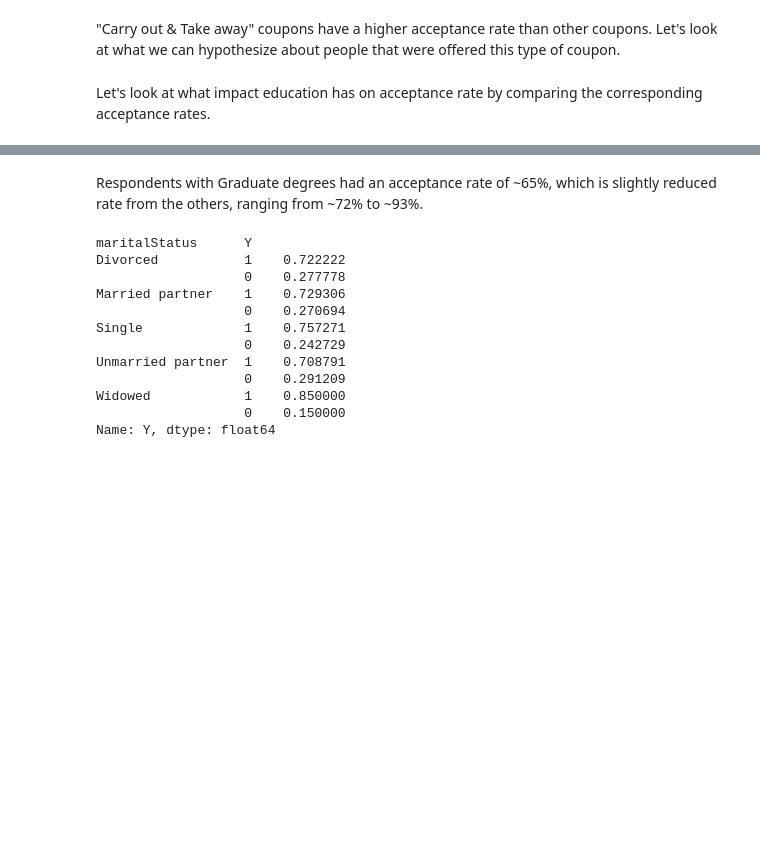
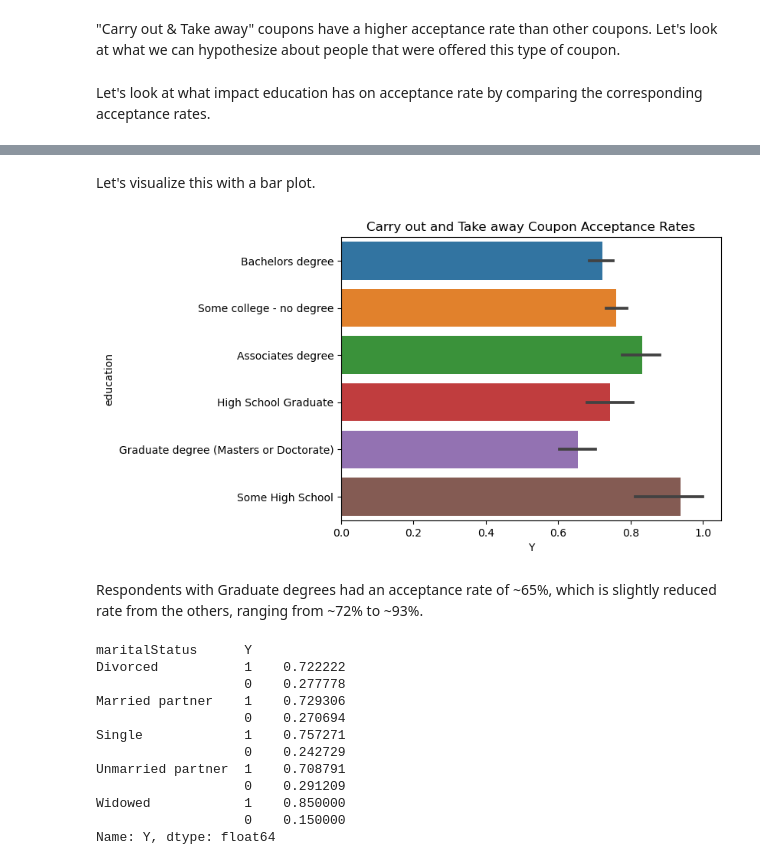
Before and after one commit to nadeego/coupons, a Jupyter notebook: prompt.ipynb, the cells around one changed output, grey strips where cells are left out. Saved outputs shown, nothing was run; the diff lists cells and outputs as text; code cells hidden in the pictures; blank space fills up the shorter version.

Commit message:
add a graph to the notebook.

```diff
--- a/prompt.ipynb
+++ b/prompt.ipynb
@@ -483,3 +469,11 @@ Name: Y, dtype: float64
+# %% [markdown]
+Let's visualize this with a bar plot.
+# %%
+sns.barplot(data=explore_df, x="Y", y="education")
+plt.title("Carry out and Take away Coupon Acceptance Rates")
+plt.show()
+# %% [output]
+[figure, added]
 # %% [markdown]
 Respondents with Graduate degrees had an acceptance rate of ~65%, which is slightly reduced rate from the others, ranging from ~72% to ~93%.
 # %%
```
Also changed, not shown: parts of 15 cells of this notebook.
